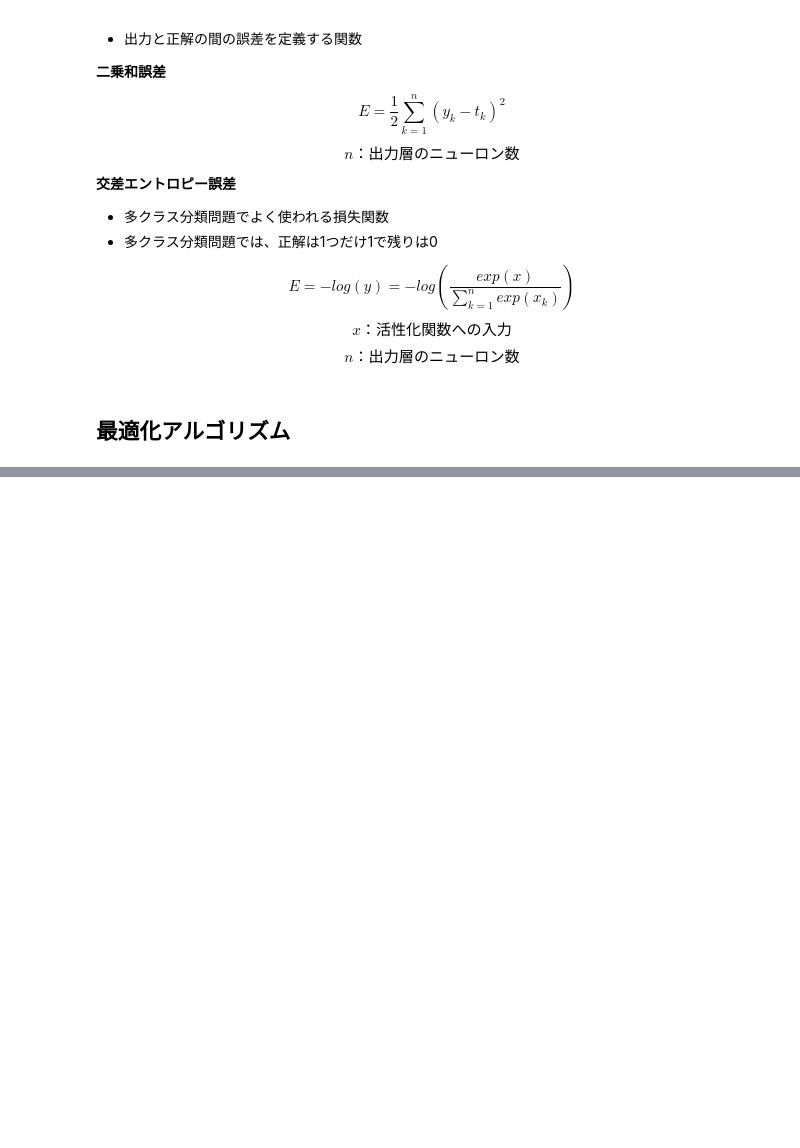
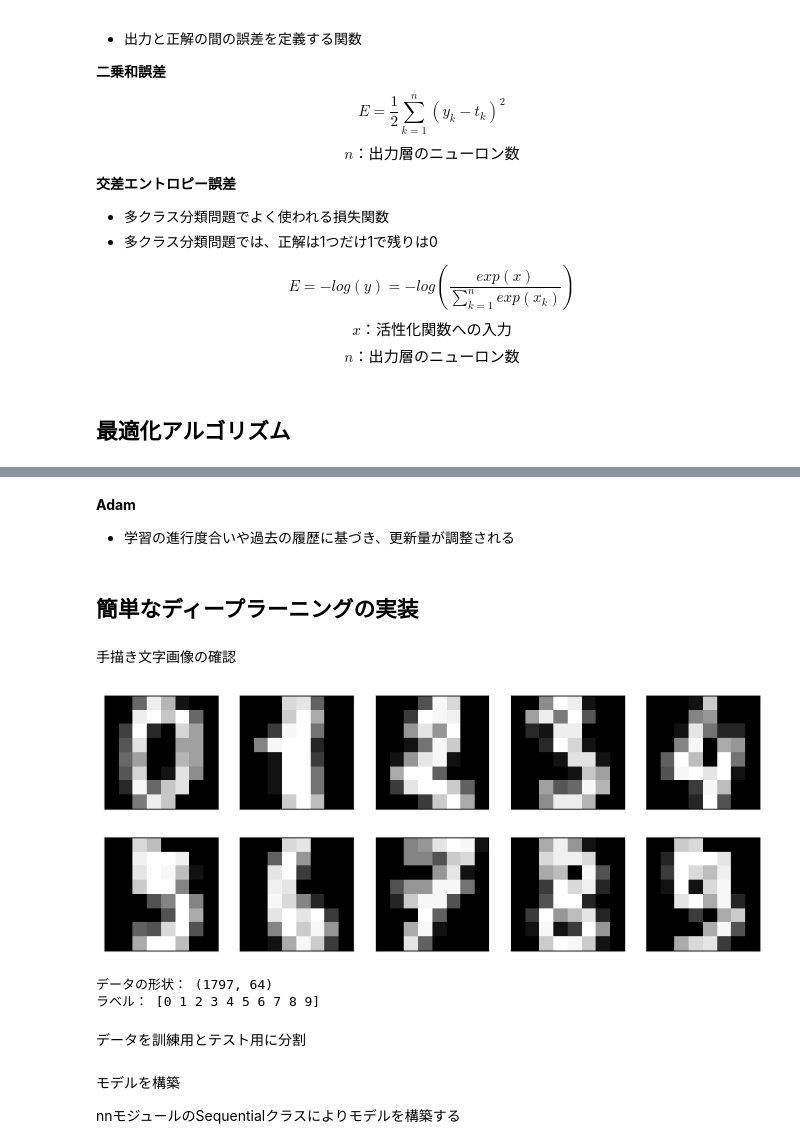
Before and after one commit to sakamototaisei/python_colab, a Jupyter notebook: PyTorchで実装するディープラーニング.ipynb, the cells around one changed output, grey strips where cells are left out. Drawn from its saved outputs; the diff is of its cells as text; code cells hidden in the pictures; blank space fills up the shorter version.

```diff
--- a/PyTorchで実装するディープラーニング.ipynb
+++ b/PyTorchで実装するディープラーニング.ipynb
@@ -288,0 +322,33 @@ $$n：出力層のニューロン数$$
+# %% [markdown]
+ **Adam**
+
+*   学習の進行度合いや過去の履歴に基づき、更新量が調整される
+# %% [markdown]
+## **簡単なディープラーニングの実装**
+# %% [markdown]
+手描き文字画像の確認
+# %%
+import numpy as np
+import matplotlib.pyplot as plt
+from sklearn import datasets
+
+digits_data = datasets.load_digits()
+
+n_img = 10 # 表示する画像の数
+plt.figure(figsize=(10, 4))
+
+for i in range(n_img):
+    ax = plt.subplot(2, 5, i+1)
+    plt.imshow(digits_data.data[i].reshape(8, 8), cmap='Greys_r')
+    ax.get_xaxis().set_visible(False) # 軸を非表示に
+    ax.get_yaxis().set_visible(False)
+plt.show()
+
+print('データの形状：', digits_data.data.shape)
+print('ラベル：', digits_data.target[:n_img])
+# %% [output]
+[figure, added]
+データの形状： (1797, 64)
+ラベル： [0 1 2 3 4 5 6 7 8 9]
+# %% [markdown]
+データを訓練用とテスト用に分割
@@ -288,0 +368,4 @@ $$n：出力層のニューロン数$$
+# %% [markdown]
+モデルを構築
+
+nnモジュールのSequentialクラスによりモデルを構築する
```
Also changed, not shown: parts of 16 cells of this notebook.
